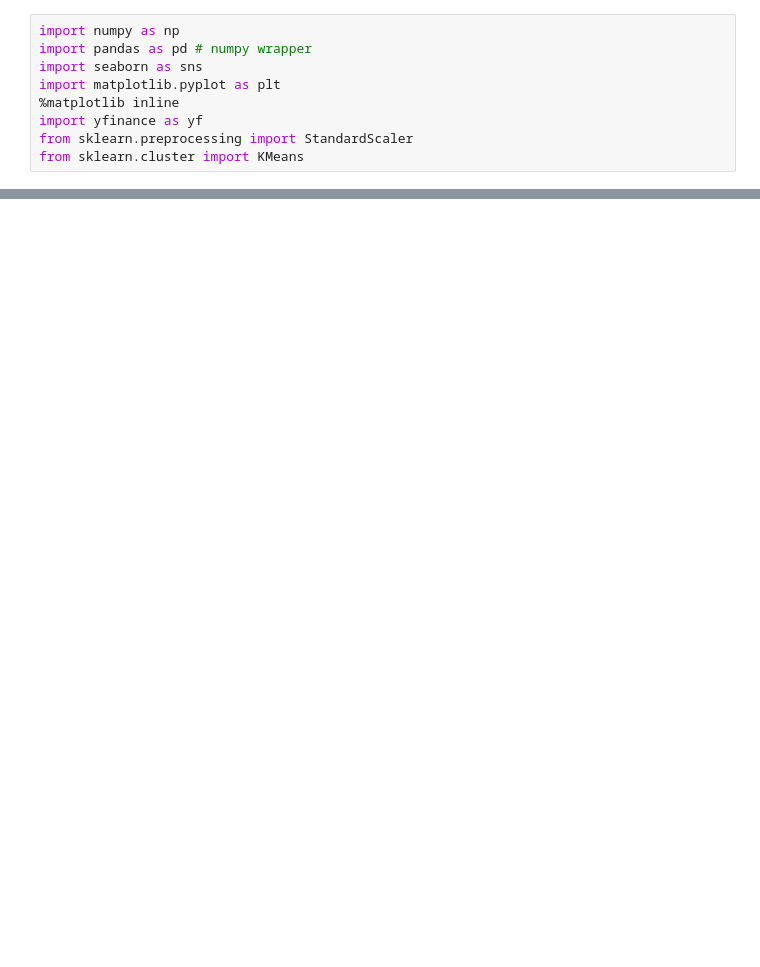
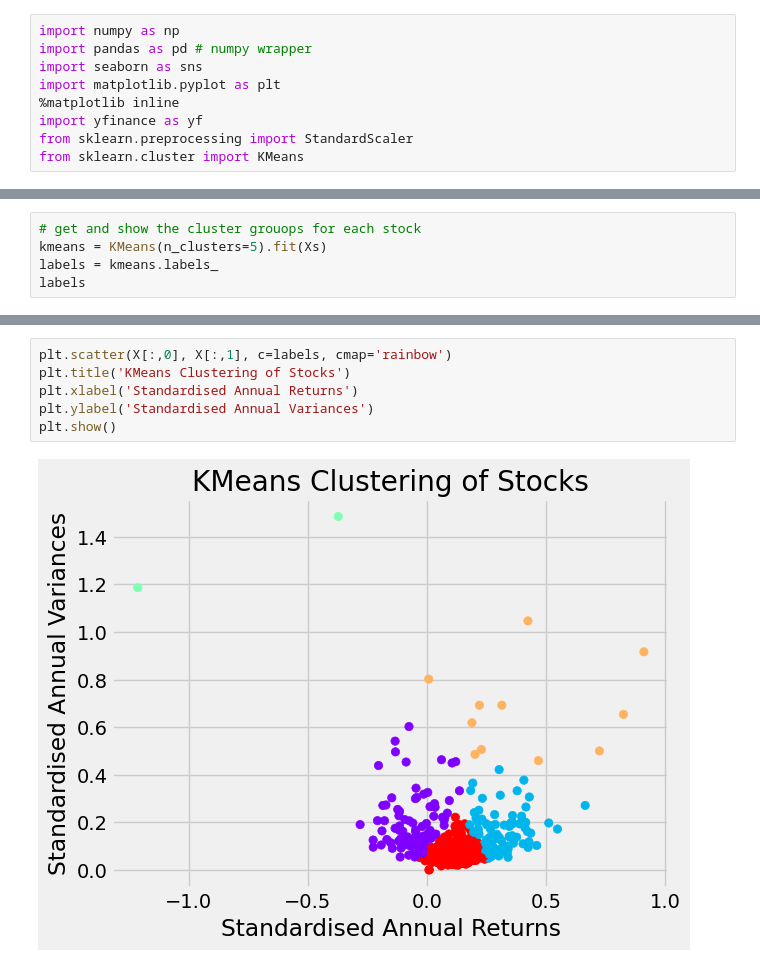
Before and after one commit to JenniferOji/StockWise, a Jupyter notebook: ml/diversification.ipynb, the cells around one changed output, grey strips where cells are left out. Drawn from its saved outputs; the diff is of its cells as text; blank space fills up the shorter version.

```diff
--- a/ml/diversification.ipynb
+++ b/ml/diversification.ipynb
@@ -142,0 +157,5 @@ stds:  [1. 1.]
+# %%
+# get and show the cluster grouops for each stock
+kmeans = KMeans(n_clusters=5).fit(Xs)
+labels = kmeans.labels_
+labels
@@ -142,0 +197,8 @@ stds:  [1. 1.]
+# %%
+plt.scatter(X[:,0], X[:,1], c=labels, cmap='rainbow')
+plt.title('KMeans Clustering of Stocks')
+plt.xlabel('Standardised Annual Returns')
+plt.ylabel('Standardised Annual Variances')
+plt.show()
+# %% [output]
+[figure, added]
```
Also changed, not shown: parts of 8 cells of this notebook, 8 other files.
